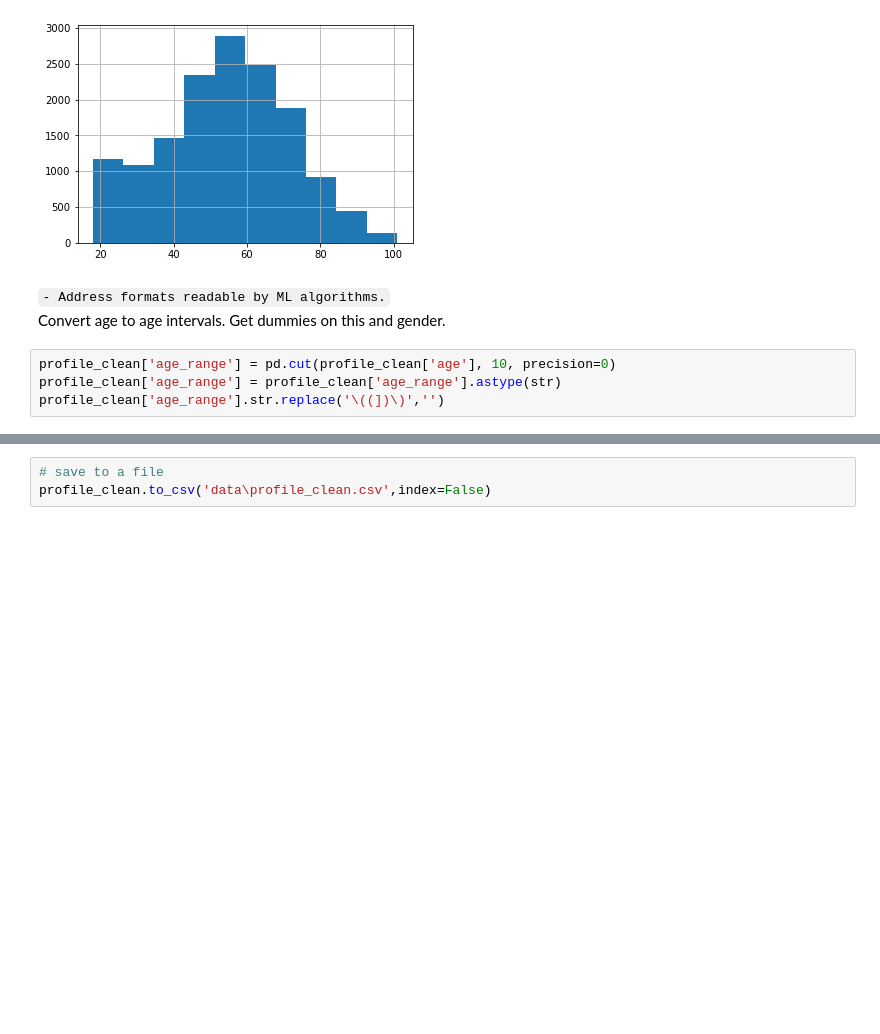
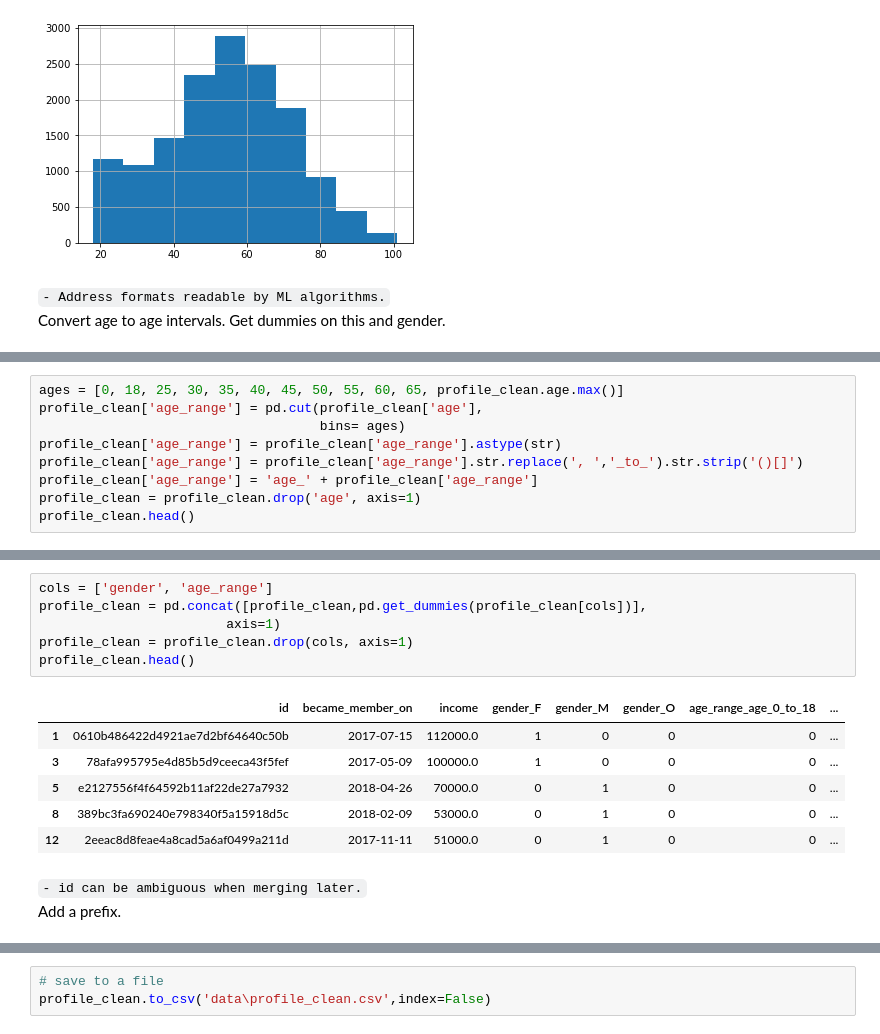
Before and after one commit to dletoneiva/recs_with_starbucks, a Jupyter notebook: data_wrangling.ipynb, the cells around one changed output, grey strips where cells are left out. Drawn from its saved outputs; the diff is of its cells as text; blank space fills up the shorter version.

```diff
--- a/data_wrangling.ipynb
+++ b/data_wrangling.ipynb
@@ -220,7 +248,3 @@ profile_clean['age'].hist()
 # %% [markdown]
 `- Address formats readable by ML algorithms.` <br>
 Convert age to age intervals. Get dummies on this and gender.
-# %%
-profile_clean['age_range'] = pd.cut(profile_clean['age'], 10, precision=0)
-profile_clean['age_range'] = profile_clean['age_range'].astype(str)
-profile_clean['age_range'].str.replace('\((])\)','')
@@ -239,0 +251,9 @@ Name: age_range, Length: 14825, dtype: object
+# %%
+ages = [0, 18, 25, 30, 35, 40, 45, 50, 55, 60, 65, profile_clean.age.max()]
+profile_clean['age_range'] = pd.cut(profile_clean['age'],
+                                    bins= ages)
+profile_clean['age_range'] = profile_clean['age_range'].astype(str)
+profile_clean['age_range'] = profile_clean['age_range'].str.replace(', ','_to_').str.strip('()[]')
+profile_clean['age_range'] = 'age_' + profile_clean['age_range']
+profile_clean = profile_clean.drop('age', axis=1)
+profile_clean.head()
@@ -239,0 +267,16 @@ Name: age_range, Length: 14825, dtype: object
+# %%
+cols = ['gender', 'age_range']
+profile_clean = pd.concat([profile_clean,pd.get_dummies(profile_clean[cols])],
+                        axis=1)
+profile_clean = profile_clean.drop(cols, axis=1)
+profile_clean.head()
+# %% [output]
+|  | id | became_member_on | income | gender_F | gender_M | gender_O | age_range_age_0_to_18 | ... |
+| 1 | 0610b486422d4921ae7d2bf64640c50b | 2017-07-15 | 112000.0 | 1 | 0 | 0 | 0 | ... |
+| 3 | 78afa995795e4d85b5d9ceeca43f5fef | 2017-05-09 | 100000.0 | 1 | 0 | 0 | 0 | ... |
+| 5 | e2127556f4f64592b11af22de27a7932 | 2018-04-26 | 70000.0 | 0 | 1 | 0 | 0 | ... |
+| 8 | 389bc3fa690240e798340f5a15918d5c | 2018-02-09 | 53000.0 | 0 | 1 | 0 | 0 | ... |
+| 12 | 2eeac8d8feae4a8cad5a6af0499a211d | 2017-11-11 | 51000.0 | 0 | 1 | 0 | 0 | ... |
+# %% [markdown]
+`- id can be ambiguous when merging later.` <br>
+Add a prefix.
```
Also changed, not shown: parts of 22 cells of this notebook, 4 other files.
